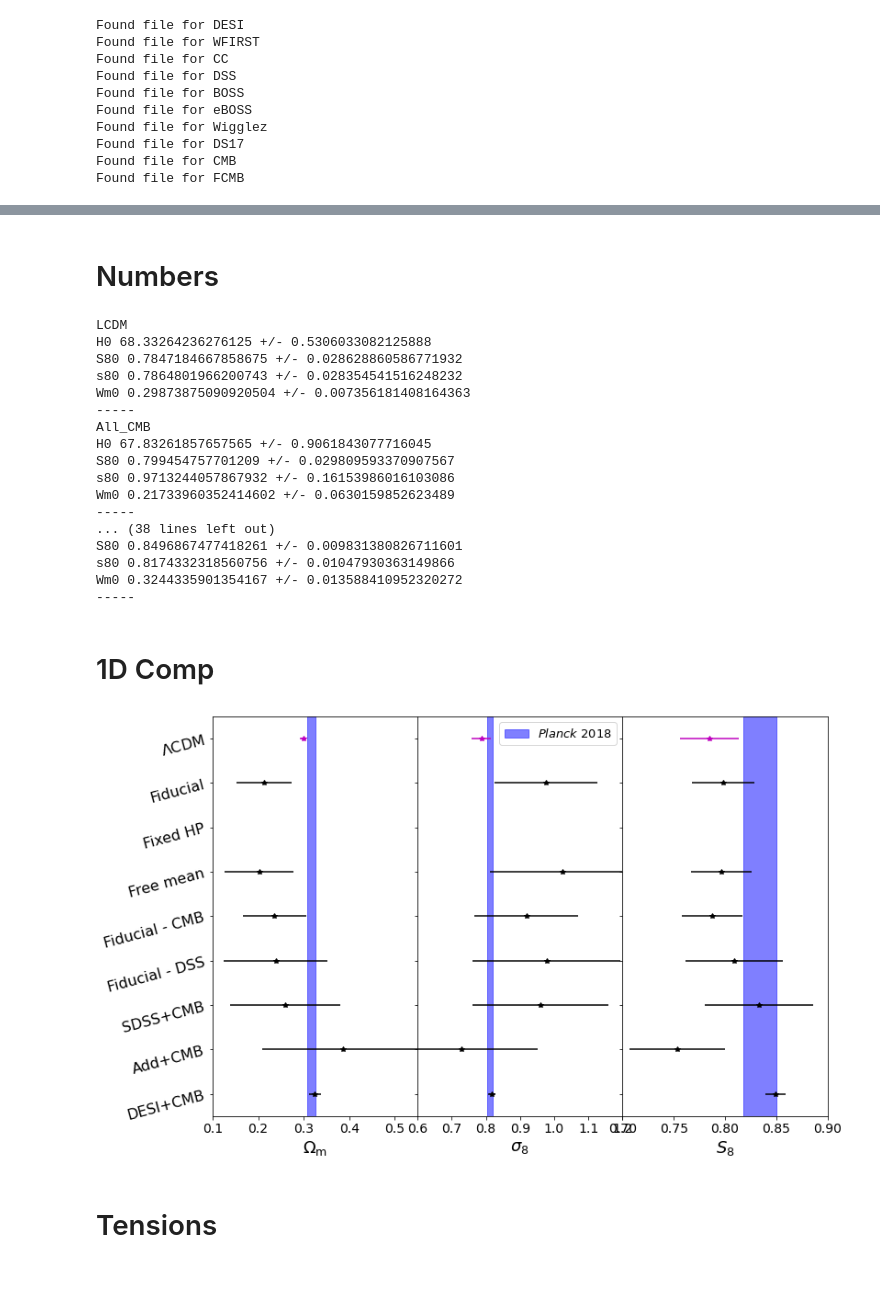
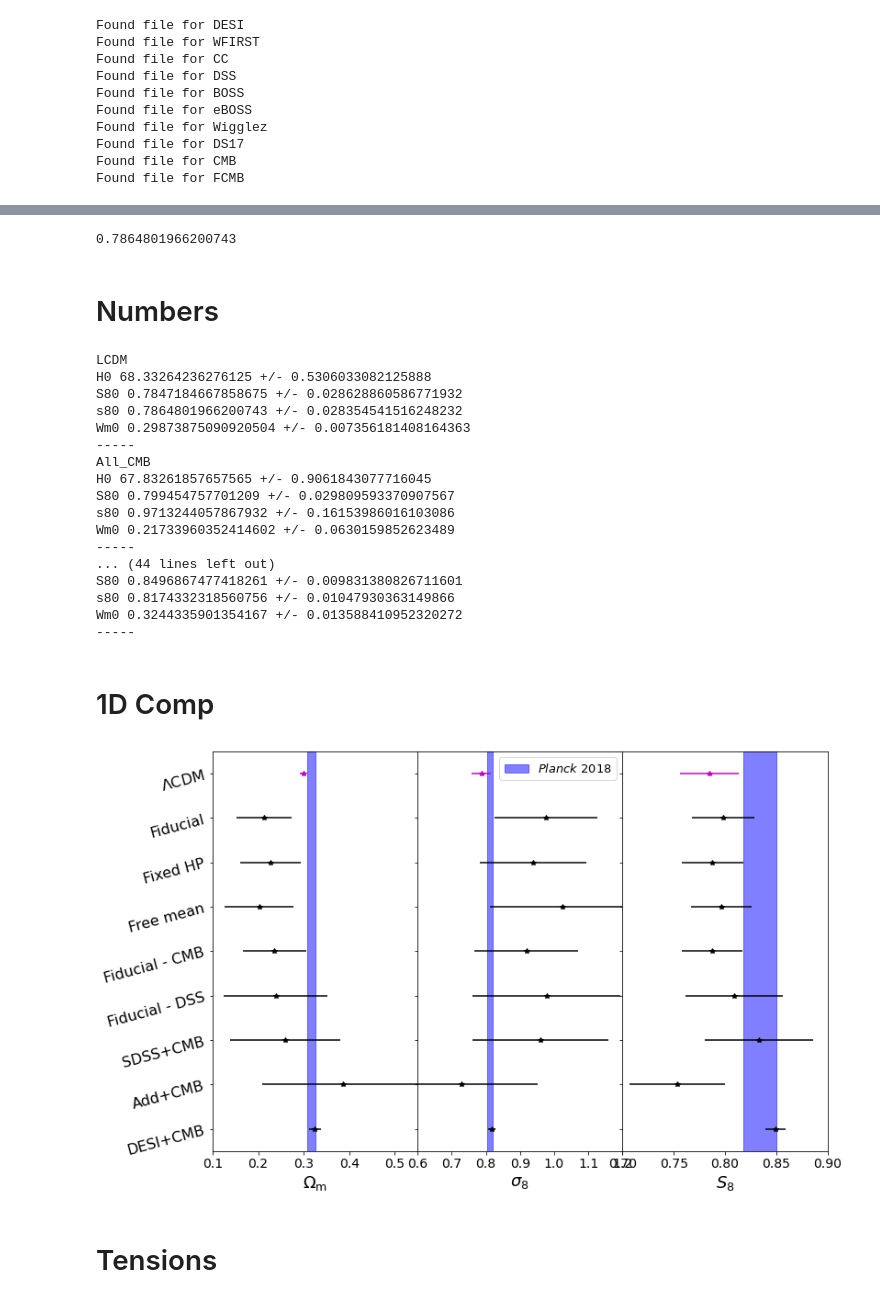
Before and after one commit to JaimeRZP/Growz, a Jupyter notebook: notebooks/plotting.ipynb, the cells around one changed output, grey strips where cells are left out. Drawn from its saved outputs; the diff is of its cells as text; code cells hidden in the pictures.

```diff
--- a/notebooks/plotting.ipynb
+++ b/notebooks/plotting.ipynb
@@ -160,3 +189,8 @@ LCDM_cosmo44 = np.load(os.path.join(path,'cosmo4/freewb/LCDM_freewb_All_CMB_Plan
+# %%
+sigma8 = np.mean(fiducial_LCDM['s80'])
+sigma8
+# %% [output]
+0.7864801966200743
 # %% [markdown]
 # Numbers
 # %%
@@ -195,9 +229,9 @@ def table_numbers(samples, sample_names):
             print('Wm0', wm_m, '+/-', wm_s)
         print('-----')
 # %%
-table_numbers([fiducial_LCDM, All_CMB_Wm, All_Wm, All_CMB_NODSS_Wm,  All_CMB_Wm_fm, #All_CMB_Wm_hp,
+table_numbers([fiducial_LCDM, All_CMB_Wm, All_Wm, All_CMB_NODSS_Wm,  All_CMB_Wm_fm, All_CMB_Wm_hp,
                All_gro_Wm, SDSS_CMB_Wm, Add_CMB_Wm, DESI_CMB_Wm],
-              ['LCDM', 'All_CMB', 'All', 'All_CMB_NODSS', 'All_CMB_fm', #'All_CMB_hp',
+              ['LCDM', 'All_CMB', 'All', 'All_CMB_NODSS', 'All_CMB_fm', 'All_CMB_hp',
                 'All_gro', 'SDSS_CMB', 'Add_CMB', 'DESI_CMB'])
 # %% [output]
 LCDM
@@ -212,7 +246,7 @@ S80 0.799454757701209 +/- 0.029809593370907567
 s80 0.9713244057867932 +/- 0.16153986016103086
 Wm0 0.21733960352414602 +/- 0.0630159852623489
 -----
-... (38 lines left out)
+... (44 lines left out)
 S80 0.8496867477418261 +/- 0.009831380826711601
 s80 0.8174332318560756 +/- 0.01047930363149866
 Wm0 0.3244335901354167 +/- 0.013588410952320272
@@ -236,11 +270,11 @@ my_yticks = ['$\Lambda$CDM', 'Fiducial',
 ax1 = plt.subplot(131)
 label = r'$\Omega_{\rm{m}}$'
 Wm = [0.29873875090920504, 0.21316049071532125,
-     0, 0.20238586145280954,
+     0.22668972081491864, 0.20238586145280954,
      0.23556525285068874, 0.23868383496904774,
      0.2594932911092071, 0.38589987764452055, 0.3244335901354167]
 Wm_err = [0.007356181408164363, 0.060173010039542986,
-         0,  0.07577507113686506,
+         0.0663848298641342,  0.07577507113686506,
          0.06976240364023206, 0.1140158486617756,
          0.12023443638190157, 0.17706660123084578, 0.013588410952320272]
 
@@ -260,11 +294,11 @@ plt.xticks(fontsize=14)
 ax2 = plt.subplot(132, sharey = ax1)
 label = r'$\sigma_{\rm{8}}$'
 s8 = [0.7864801966200743, 0.9757635474451882,
-      0, 1.0246895944699719,
+      0.9378330410146911, 1.0246895944699719,
       0.9192919278286507,  0.9777288810492524,
       0.959568842637089, 0.7288171883393613, 0.8174332318560756]
 s8_err = [0.028354541516248232, 0.15169953387651341,
-          0, 0.21285010096584833,
+          0.15588186301145296, 0.21285010096584833,
           0.15181690509271742, 0.21707773700679905,
           0.19936189643156632, 0.2218710327592538, 0.01047930363149866]
 plt.axvspan(0.8120 - 0.0073, 0.8120 + 0.0073, alpha = 0.5, color='b',  label= r'$Planck$ 2018')
@@ -274,36 +308,36 @@ plt.errorbar( s8[1:], y[1:], xerr=np.transpose(s8_err[1:]), fmt='k.')
 plt.plot( s8[1:], y[1:], 'k*')
 plt.xlabel(label, fontsize=18)
 plt.legend(loc = 1, prop={'size': 13})
 plt.axis([0.6, 1.2,  y[-1]+1 ,-1,])
 plt.setp( ax2.get_yticklabels(), visible=False)
 plt.xticks(fontsize=14)
 
 ax3 = plt.subplot(133, sharey = ax2)
 label = r'$S_{\rm{8}}$'
 S8 = [0.7847184667858675, 0.7979043356505083,
-      0,  0.7963340469873875,
+      0.7878839703161511,  0.7963340469873875,
       0.7871681812124215, 0.8088264724314915,
       0.833077159290144, 0.7534791853895892, 0.8496867477418261]
 
 S8_err = [0.028628860586771932, 0.030435775912380846,
-          0, 0.02925692207609573,
+          0.03037692209172309, 0.02925692207609573,
           0.02959524567891079, 0.047692982691856345,
           0.052742237377194724, 0.04622695355145099, 0.009831380826711601]
 plt.axvspan(0.834 - 0.016, 0.834 + 0.016, alpha = 0.5, color='b',  label= r'$Planck$ 2018')
 plt.errorbar( S8[0], y[0], xerr=np.transpose(S8_err[0]), fmt='m.')
 plt.plot( S8[0], y[0], 'm*')
 plt.errorbar(S8[1:], y[1:], xerr=np.transpose(S8_err[1:]), fmt='k.')
 plt.plot( S8[1:], y[1:], 'k*')
 plt.xlabel(label, fontsize=18)
 #plt.legend(loc = 1, prop={'size': 13})
 plt.axis([0.7, 0.9,  y[-1]+1 ,-1,])
 plt.setp( ax3.get_yticklabels(), visible=False)
 plt.xticks(fontsize=14)
 
 os.remove('/mnt/c/Users/Jaime/Desktop/PhD/gp_figures/1D_comp.pdf')
 plt.savefig('/mnt/c/Users/Jaime/Desktop/PhD/gp_figures/1D_comp.pdf')
 # %% [output]
-[figure, old version]
+[figure, new version]
 # %% [markdown]
 # Tensions
 # %%
```
Also changed, not shown: parts of 37 cells of this notebook.
